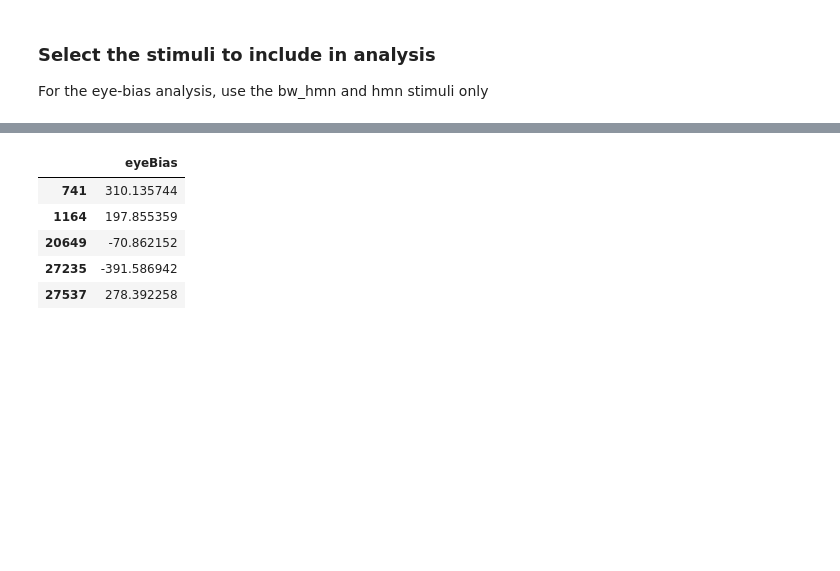
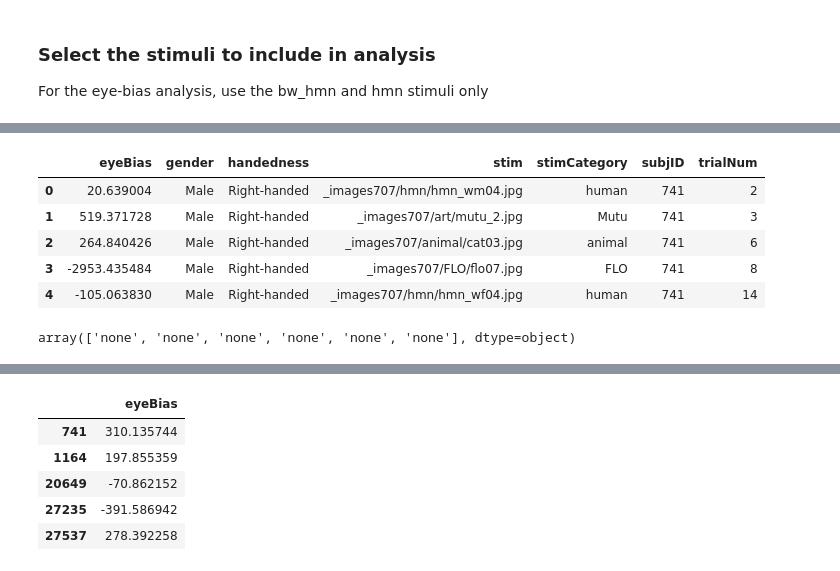
Before and after one commit to jeffmacinnes/cursorTracking, a Jupyter notebook: analysis/eyeBias/eyeBias_analysis.ipynb, the cells around one changed output, grey strips where cells are left out. Cells and saved outputs as stored; diff of their text form; code cells hidden in the pictures; blank space fills up the shorter version.

```diff
--- a/analysis/eyeBias/eyeBias_analysis.ipynb
+++ b/analysis/eyeBias/eyeBias_analysis.ipynb
@@ -64,0 +201,53 @@ would return 1125ms spent on 'leftEye' for that trial. For every trial, the eye-
+# %%
+# create a dataframe with just the rows corresponding to eye AOIs
+df_eyesOnly = df_byAOIs[(df_byAOIs.AOI == 'leftEye') | (df_byAOIs.AOI == 'rightEye')]
+
+# go through each trial, and calculate the eyeBias score
+for i, (name, group) in enumerate(df_eyesOnly.groupby(['subjID', 'trialNum'])):
+    # check to make sure the values exist for each eye
+    if 'rightEye' not in group['AOI'].values:
+        rightEyeTime = 0
+    else:
+        rightEyeTime = group[group['AOI'] == 'rightEye'].AOI_time.item()
+
+    if 'leftEye' not in group['AOI'].values:
+        leftEyeTime = 0
+    else:
+        leftEyeTime = group[group['AOI'] == 'leftEye'].AOI_time.item()
+
+    # calculate eyeBias as right eye minus left eye
+    eyeBias = rightEyeTime - leftEyeTime
+
+    # get other values for this row
+    subj = group.subjID.iloc[0]
+    trialNum = group.trialNum.iloc[0]
+    stim = group.stim.iloc[0]
+    stimCategory = group.stimCategory.iloc[0]
+    gender = group.gender.iloc[0]
+    handedness = group.handedness.iloc[0]
+
+    # construct into a series object
+    thisRow = {'subjID': subj,
+                        'trialNum': trialNum,
+                        'stim':stim,
+                        'stimCategory': stimCategory,
+                        'gender':gender,
+                        'handedness':handedness,
+                        'eyeBias':eyeBias}
+    if i == 0:
+        df_eyeBias = pd.DataFrame(thisRow, index=[0])
+    else:
+        df_eyeBias = df_eyeBias.append(thisRow, ignore_index=True)
+# %%
+df_eyeBias.head()
+# %% [output]
+|  | eyeBias | gender | handedness | stim | stimCategory | subjID | trialNum |
+| 0 | 20.639004 | Male | Right-handed | _images707/hmn/hmn_wm04.jpg | human | 741 | 2 |
+| 1 | 519.371728 | Male | Right-handed | _images707/art/mutu_2.jpg | Mutu | 741 | 3 |
+| 2 | 264.840426 | Male | Right-handed | _images707/animal/cat03.jpg | animal | 741 | 6 |
+| 3 | -2953.435484 | Male | Right-handed | _images707/FLO/flo07.jpg | FLO | 741 | 8 |
+| 4 | -105.063830 | Male | Right-handed | _images707/hmn/hmn_wf04.jpg | human | 741 | 14 |
+# %%
+df2.AOI.values
+# %% [output]
+array(['none', 'none', 'none', 'none', 'none', 'none'], dtype=object)
```
Also changed, not shown: parts of 49 cells of this notebook.
